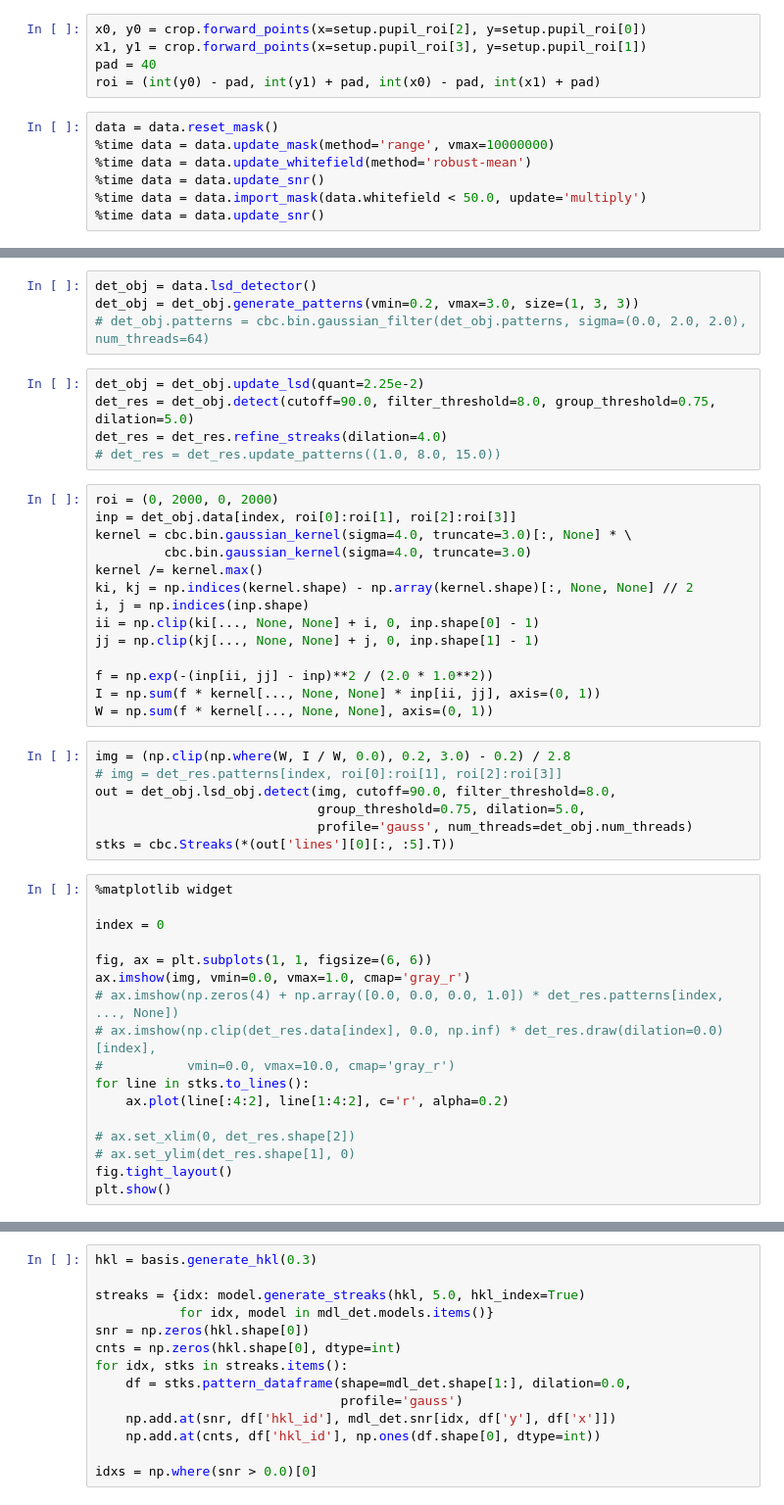
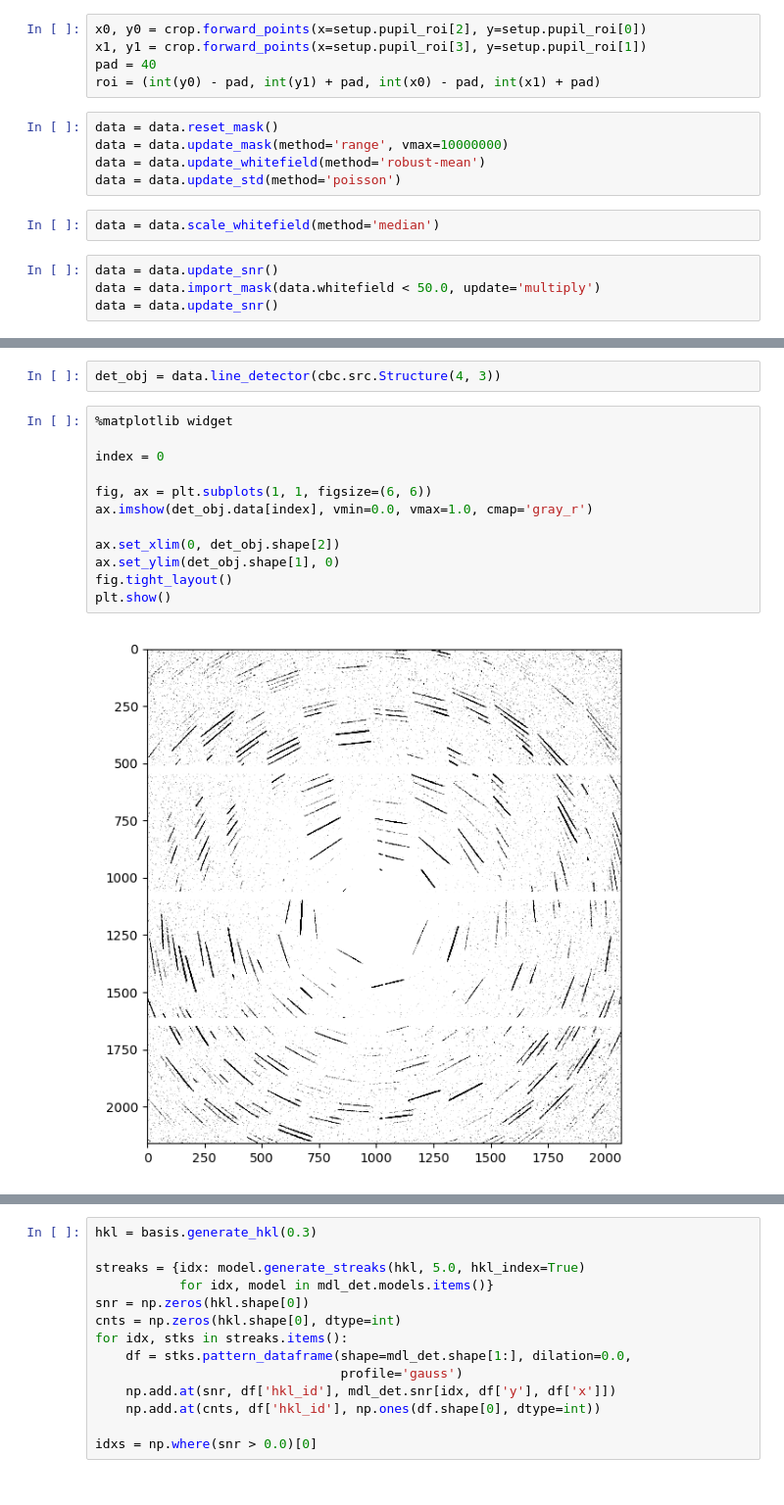
Before and after one commit to simply-nicky/cbclib, a Jupyter notebook: dev.ipynb, the cells around one changed output, grey strips where cells are left out. Shown: that part at 98% size. Cells and saved outputs as stored; diff of their text form.

```diff
--- a/dev.ipynb
+++ b/dev.ipynb
@@ -86,11 +99,15 @@ pad = 40
 roi = (int(y0) - pad, int(y1) + pad, int(x0) - pad, int(x1) + pad)
 # %%
 data = data.reset_mask()
-%time data = data.update_mask(method='range', vmax=10000000)
-%time data = data.update_whitefield(method='robust-mean')
-%time data = data.update_snr()
-%time data = data.import_mask(data.whitefield < 50.0, update='multiply')
-%time data = data.update_snr()
+data = data.update_mask(method='range', vmax=10000000)
+data = data.update_whitefield(method='robust-mean')
+data = data.update_std(method='poisson')
+# %%
+data = data.scale_whitefield(method='median')
+# %%
+data = data.update_snr()
+data = data.import_mask(data.whitefield < 50.0, update='multiply')
+data = data.update_snr()
 # %%
 %matplotlib widget
 fig, ax = plt.subplots(figsize=(6, 6))
@@ -103,47 +119,16 @@ plt.show()
-# %%
-det_obj = data.lsd_detector()
-det_obj = det_obj.generate_patterns(vmin=0.2, vmax=3.0, size=(1, 3, 3))
-# det_obj.patterns = cbc.bin.gaussian_filter(det_obj.patterns, sigma=(0.0, 2.0, 2.0), num_threads=64)
-# %%
-det_obj = det_obj.update_lsd(quant=2.25e-2)
-det_res = det_obj.detect(cutoff=90.0, filter_threshold=8.0, group_threshold=0.75, dilation=5.0)
-det_res = det_res.refine_streaks(dilation=4.0)
-# det_res = det_res.update_patterns((1.0, 8.0, 15.0))
-# %%
-roi = (0, 2000, 0, 2000)
-inp = det_obj.data[index, roi[0]:roi[1], roi[2]:roi[3]]
-kernel = cbc.bin.gaussian_kernel(sigma=4.0, truncate=3.0)[:, None] * \
-         cbc.bin.gaussian_kernel(sigma=4.0, truncate=3.0)
-kernel /= kernel.max()
-ki, kj = np.indices(kernel.shape) - np.array(kernel.shape)[:, None, None] // 2
-i, j = np.indices(inp.shape)
-ii = np.clip(ki[..., None, None] + i, 0, inp.shape[0] - 1)
-jj = np.clip(kj[..., None, None] + j, 0, inp.shape[1] - 1)
-
-f = np.exp(-(inp[ii, jj] - inp)**2 / (2.0 * 1.0**2))
-I = np.sum(f * kernel[..., None, None] * inp[ii, jj], axis=(0, 1))
-W = np.sum(f * kernel[..., None, None], axis=(0, 1))
-# %%
-img = (np.clip(np.where(W, I / W, 0.0), 0.2, 3.0) - 0.2) / 2.8
-# img = det_res.patterns[index, roi[0]:roi[1], roi[2]:roi[3]]
-out = det_obj.lsd_obj.detect(img, cutoff=90.0, filter_threshold=8.0,
-                             group_threshold=0.75, dilation=5.0,
-                             profile='gauss', num_threads=det_obj.num_threads)
-stks = cbc.Streaks(*(out['lines'][0][:, :5].T))
+# %%
+det_obj = data.line_detector(cbc.src.Structure(4, 3))
 # %%
 %matplotlib widget
 
 index = 0
 
 fig, ax = plt.subplots(1, 1, figsize=(6, 6))
-ax.imshow(img, vmin=0.0, vmax=1.0, cmap='gray_r')
-# ax.imshow(np.zeros(4) + np.array([0.0, 0.0, 0.0, 1.0]) * det_res.patterns[index, ..., None])
-# ax.imshow(np.clip(det_res.data[index], 0.0, np.inf) * det_res.draw(dilation=0.0)[index],
-#           vmin=0.0, vmax=10.0, cmap='gray_r')
-for line in stks.to_lines():
-    ax.plot(line[:4:2], line[1:4:2], c='r', alpha=0.2)
+ax.imshow(det_obj.data[index], vmin=0.0, vmax=1.0, cmap='gray_r')
 
-# ax.set_xlim(0, det_res.shape[2])
-# ax.set_ylim(det_res.shape[1], 0)
+ax.set_xlim(0, det_obj.shape[2])
+ax.set_ylim(det_obj.shape[1], 0)
 fig.tight_layout()
 plt.show()
+# %% [output]
+[figure, added]
```
Also changed, not shown: parts of 10 cells of this notebook, 21 other files.
